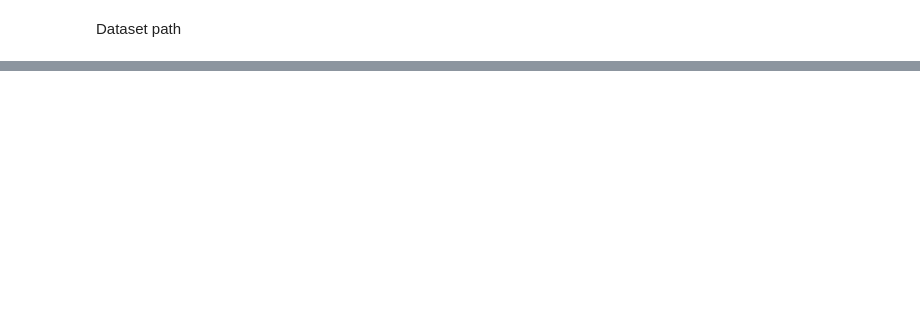
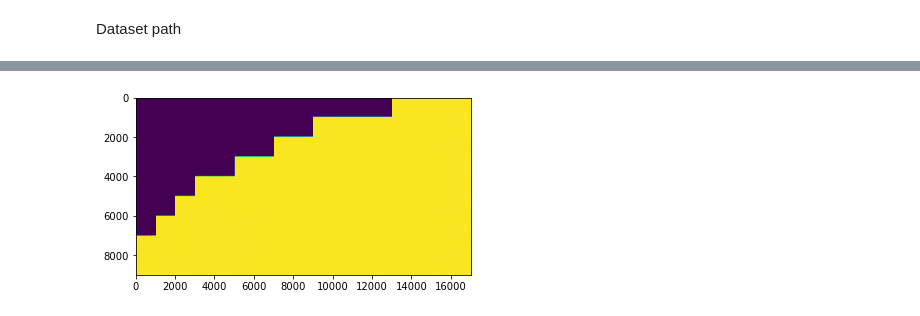
Before and after one commit to eceboran/3D_houses, a Jupyter notebook: plot_single_file.ipynb, the cells around one changed output, grey strips where cells are left out. Cells and saved outputs as stored; diff of their text form; code cells hidden in the pictures; blank space fills up the shorter version.

```diff
--- a/plot_single_file.ipynb
+++ b/plot_single_file.ipynb
@@ -44,0 +110,5 @@ os.listdir(data_selected_folder_path)
+# %%
+plt.imshow(layer)
+plt.show()
+# %% [output]
+[figure, added]
```
Also changed, not shown: parts of 36 cells of this notebook.
